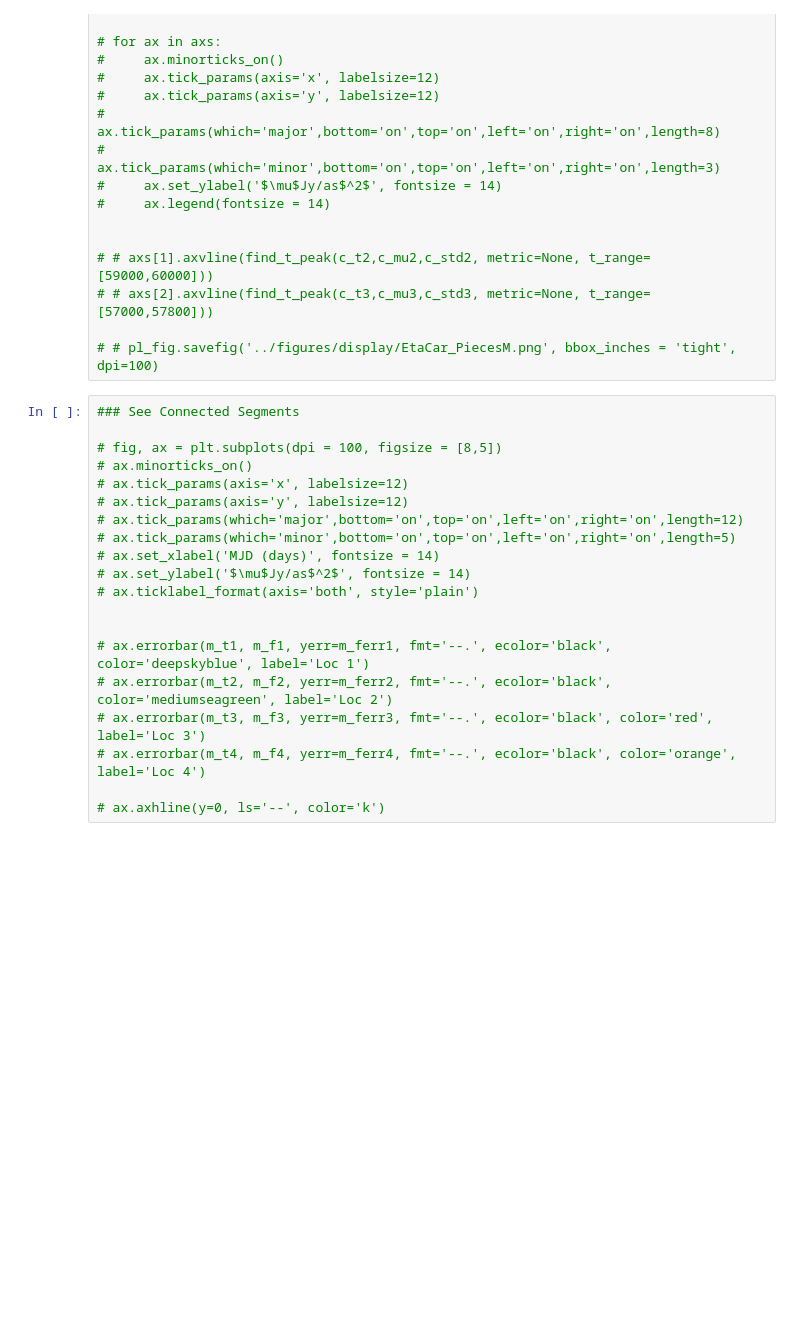
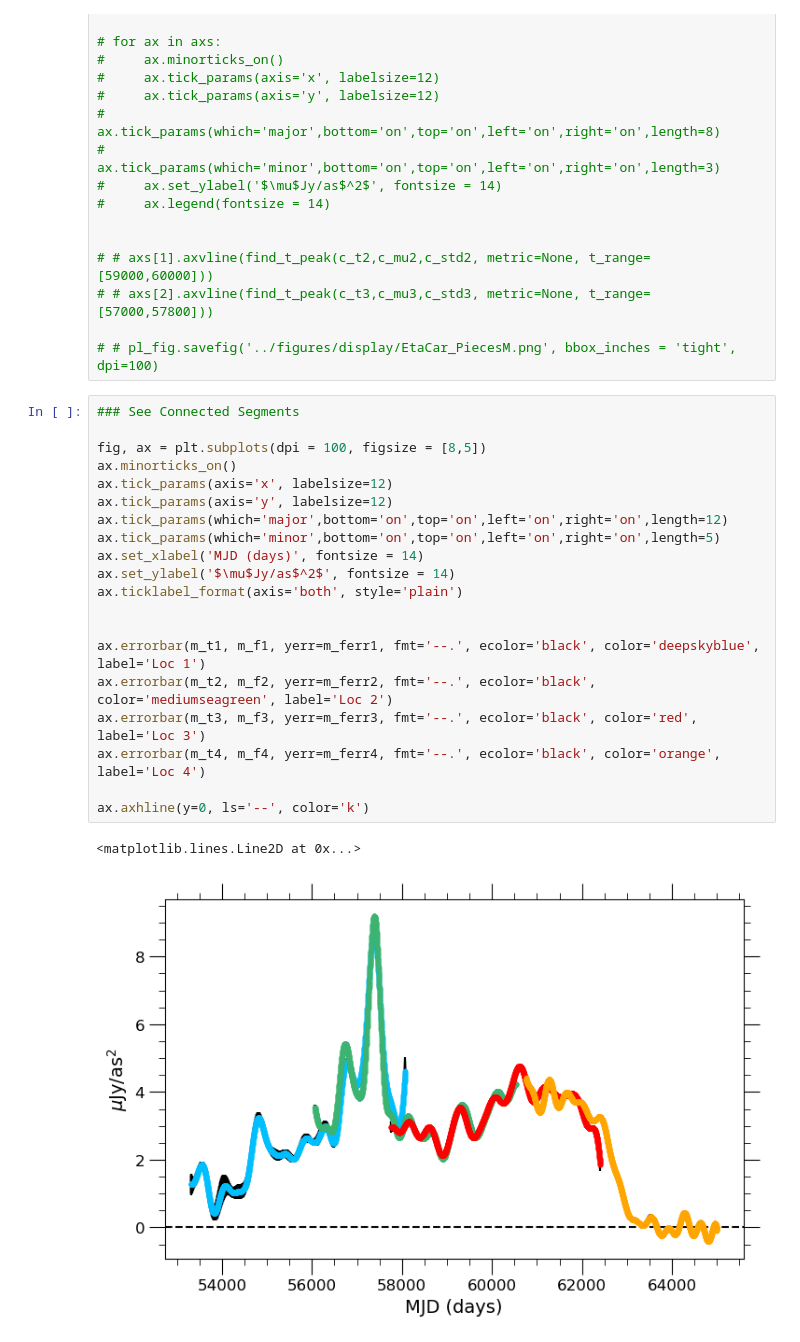
Before and after one commit to xiaolng/EtaCarEchoes, a Jupyter notebook: python_fitting/Iter1_g.ipynb, the cells around one changed output. Drawn from its saved outputs; the diff is of its cells as text; blank space fills up the shorter version.

```diff
--- a/python_fitting/Iter1_g.ipynb
+++ b/python_fitting/Iter1_g.ipynb
@@ -312,23 +316,26 @@ lc_model_d.to_csv('LC_tables/models/gLC_m1.csv', index=False)
 # %%
 ### See Connected Segments
 
-# fig, ax = plt.subplots(dpi = 100, figsize = [8,5])
-# ax.minorticks_on()
-# ax.tick_params(axis='x', labelsize=12)
-# ax.tick_params(axis='y', labelsize=12)
-# ax.tick_params(which='major',bottom='on',top='on',left='on',right='on',length=12)
-# ax.tick_params(which='minor',bottom='on',top='on',left='on',right='on',length=5)
-# ax.set_xlabel('MJD (days)', fontsize = 14)
-# ax.set_ylabel('$\mu$Jy/as$^2$', fontsize = 14)
-# ax.ticklabel_format(axis='both', style='plain')
+fig, ax = plt.subplots(dpi = 100, figsize = [8,5])
+ax.minorticks_on()
+ax.tick_params(axis='x', labelsize=12)
+ax.tick_params(axis='y', labelsize=12)
+ax.tick_params(which='major',bottom='on',top='on',left='on',right='on',length=12)
+ax.tick_params(which='minor',bottom='on',top='on',left='on',right='on',length=5)
+ax.set_xlabel('MJD (days)', fontsize = 14)
+ax.set_ylabel('$\mu$Jy/as$^2$', fontsize = 14)
+ax.ticklabel_format(axis='both', style='plain')
 
 
-# ax.errorbar(m_t1, m_f1, yerr=m_ferr1, fmt='--.', ecolor='black', color='deepskyblue', label='Loc 1')
-# ax.errorbar(m_t2, m_f2, yerr=m_ferr2, fmt='--.', ecolor='black', color='mediumseagreen', label='Loc 2')
-# ax.errorbar(m_t3, m_f3, yerr=m_ferr3, fmt='--.', ecolor='black', color='red', label='Loc 3')
-# ax.errorbar(m_t4, m_f4, yerr=m_ferr4, fmt='--.', ecolor='black', color='orange', label='Loc 4')
+ax.errorbar(m_t1, m_f1, yerr=m_ferr1, fmt='--.', ecolor='black', color='deepskyblue', label='Loc 1')
+ax.errorbar(m_t2, m_f2, yerr=m_ferr2, fmt='--.', ecolor='black', color='mediumseagreen', label='Loc 2')
+ax.errorbar(m_t3, m_f3, yerr=m_ferr3, fmt='--.', ecolor='black', color='red', label='Loc 3')
+ax.errorbar(m_t4, m_f4, yerr=m_ferr4, fmt='--.', ecolor='black', color='orange', label='Loc 4')
 
-# ax.axhline(y=0, ls='--', color='k')
+ax.axhline(y=0, ls='--', color='k')
+# %% [output]
+<matplotlib.lines.Line2D at 0x...>
+[figure, added]
 # %%
 ### Plot Model
 plt.subplots(dpi = 100, figsize = [12,6])
```
Also changed, not shown: parts of 9 cells of this notebook, 56 other files.
